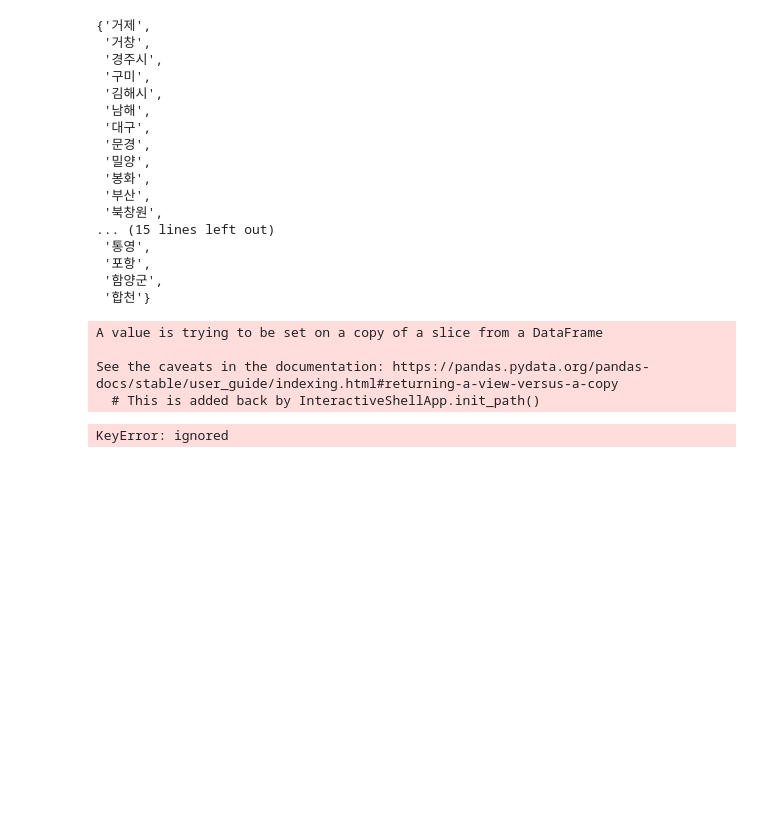
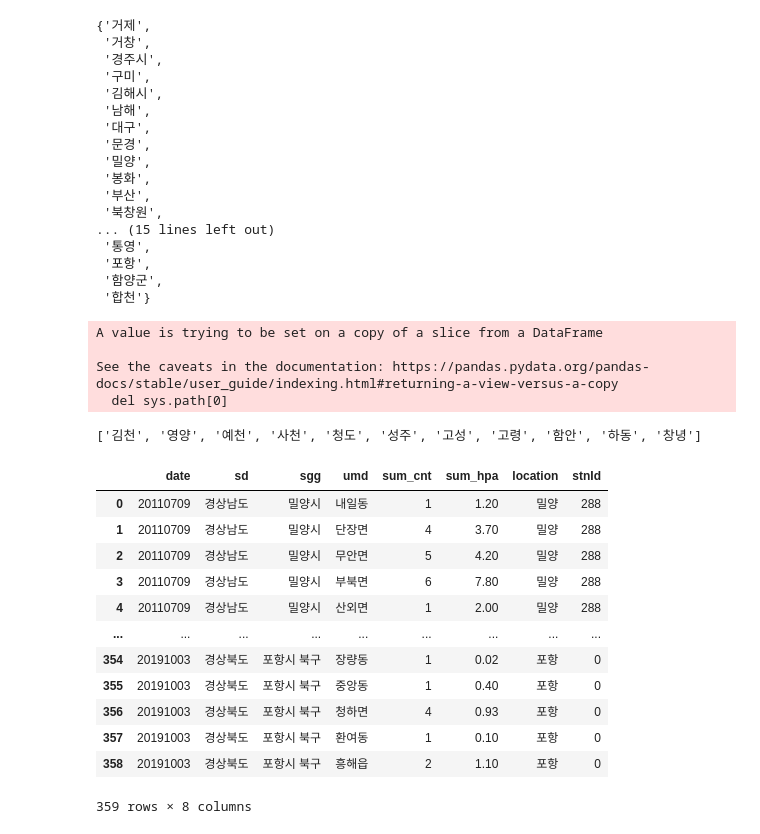
Before and after one commit to wonkwonlee/landslide-prediction-modeling, a Jupyter notebook: ASOS_data_preprocessing.ipynb, the cells around one changed output. Saved outputs shown, nothing was run; the diff lists cells and outputs as text; code cells hidden in the pictures; blank space fills up the shorter version.

Commit message:
Update ASOS_data_preprocessing.ipynb
Add estimate weather to missing areas in landslide history data.

```diff
--- a/ASOS_data_preprocessing.ipynb
+++ b/ASOS_data_preprocessing.ipynb
@@ -171,12 +185,36 @@ sites_index = ['울릉도', '울진', '안동', '상주', '포항', '대구', '
 dic = {key:value for key, value in zip(sites_index, sites)}
 
 landslide['stnId'] = 0
+missing_area = []
 
 for i in range(len(landslide['location'])):
-  landslide['stnId'][i] = dic[landslide['location'][i]]
+  if landslide['location'][i] in sites_index:
+    landslide['stnId'][i] = dic[landslide['location'][i]]
+  else:
+    missing_area.append(landslide['location'][i])
 # %% [output]
 A value is trying to be set on a copy of a slice from a DataFrame
 
 See the caveats in the documentation: https://pandas.pydata.org/pandas-docs/stable/user_guide/indexing.html#returning-a-view-versus-a-copy
-  # This is added back by InteractiveShellApp.init_path()
+  del sys.path[0]
-KeyError: ignored
+# %%
+s = list(set(missing_area))
+# match = [a, b, c, d, e, f, g, h, i, j, k, l]
+# %% [output]
+['김천', '영양', '예천', '사천', '청도', '성주', '고성', '고령', '함안', '하동', '창녕']
+# %%
+landslide
+# %% [output]
+|  | date | sd | sgg | umd | sum_cnt | sum_hpa | location | stnId |
+| 0 | 20110709 | 경상남도 | 밀양시 | 내일동 | 1 | 1.20 | 밀양 | 288 |
+| 1 | 20110709 | 경상남도 | 밀양시 | 단장면 | 4 | 3.70 | 밀양 | 288 |
+| 2 | 20110709 | 경상남도 | 밀양시 | 무안면 | 5 | 4.20 | 밀양 | 288 |
+| 3 | 20110709 | 경상남도 | 밀양시 | 부북면 | 6 | 7.80 | 밀양 | 288 |
+| 4 | 20110709 | 경상남도 | 밀양시 | 산외면 | 1 | 2.00 | 밀양 | 288 |
+| ... | ... | ... | ... | ... | ... | ... | ... | ... |
+| 354 | 20191003 | 경상북도 | 포항시 북구 | 장량동 | 1 | 0.02 | 포항 | 0 |
+| 355 | 20191003 | 경상북도 | 포항시 북구 | 중앙동 | 1 | 0.40 | 포항 | 0 |
+| 356 | 20191003 | 경상북도 | 포항시 북구 | 청하면 | 4 | 0.93 | 포항 | 0 |
+| 357 | 20191003 | 경상북도 | 포항시 북구 | 환여동 | 1 | 0.10 | 포항 | 0 |
+| 358 | 20191003 | 경상북도 | 포항시 북구 | 흥해읍 | 2 | 1.10 | 포항 | 0 |
+359 rows × 8 columns
```
Also changed, not shown: parts of 4 cells of this notebook.
